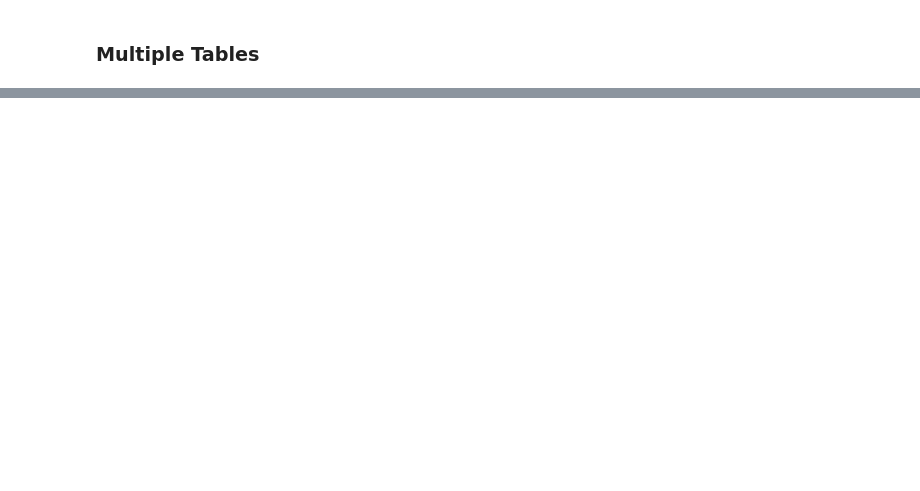
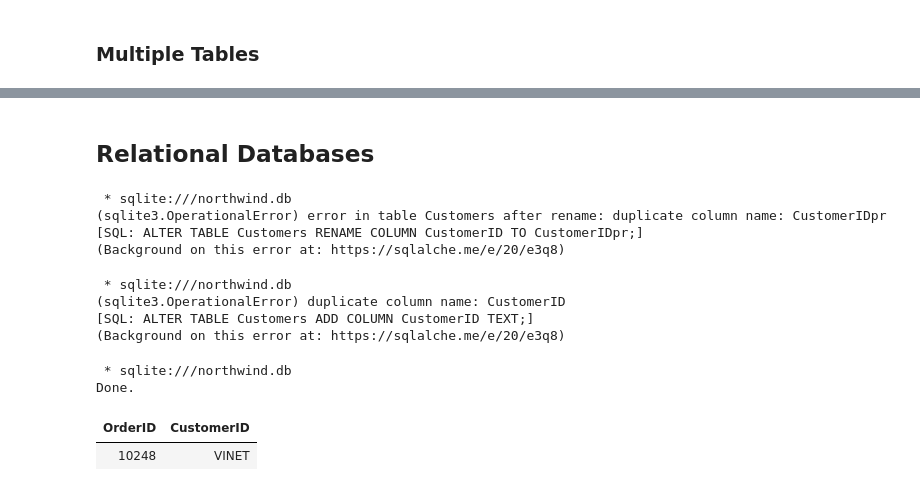
Before and after one commit to MAK8405/SQL, a Jupyter notebook: SQL.ipynb, the cells around one changed output, grey strips where cells are left out. Drawn from its saved outputs; the diff is of its cells as text; code cells hidden in the pictures; blank space fills up the shorter version.

Commit message:
Start Relational Databases

```diff
--- a/SQL.ipynb
+++ b/SQL.ipynb
@@ -425,3 +425,30 @@ Done.
 | TOMSP | Toms Spezialitäten | Karin Josephs | Marketing Manager | Luisenstr. 48 | Münster | Western Europe | 44087 | Germany | 0251-031259 | ... |
 | WANDK | Die Wandernde Kuh | Rita Müller | Sales Representative | Adenauerallee 900 | Stuttgart | Western Europe | 70563 | Germany | 0711-020361 | ... |
 | WOLZA | Wolski Zajazd | Zbyszek Piestrzeniewicz | Owner | ul. Filtrowa 68 | Warszawa | Eastern Europe | 01-012 | Poland | (26) 642-7012 | ... |
+# %% [markdown]
+## Relational Databases
+# %%
+%%sql
+ALTER TABLE Customers RENAME COLUMN CustomerID TO CustomerIDpr;
+# %% [output]
+ * sqlite:///northwind.db
+(sqlite3.OperationalError) error in table Customers after rename: duplicate column name: CustomerIDpr
+[SQL: ALTER TABLE Customers RENAME COLUMN CustomerID TO CustomerIDpr;]
+(Background on this error at: https://sqlalche.me/e/20/e3q8)
+# %%
+%%sql
+ALTER TABLE Customers ADD COLUMN CustomerID TEXT;
+UPDATE Customers SET CustomerID = ROWID;
+# %% [output]
+ * sqlite:///northwind.db
+(sqlite3.OperationalError) duplicate column name: CustomerID
+[SQL: ALTER TABLE Customers ADD COLUMN CustomerID TEXT;]
+(Background on this error at: https://sqlalche.me/e/20/e3q8)
+# %%
+%%sql
+SELECT OrderID, CustomerID FROM Orders where OrderID = 10248;
+# %% [output]
+ * sqlite:///northwind.db
+Done.
+| OrderID | CustomerID |
+| 10248 | VINET |
```
